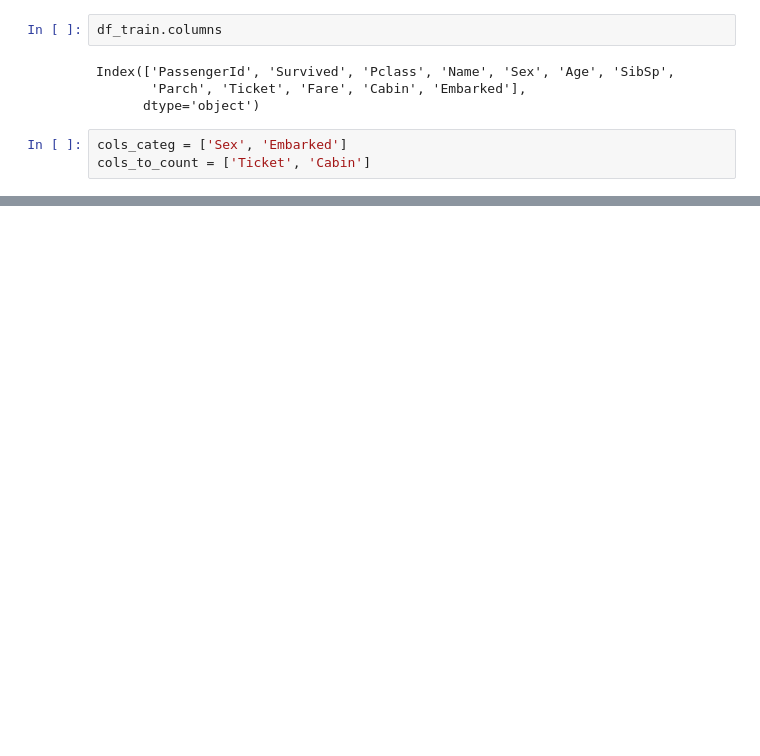
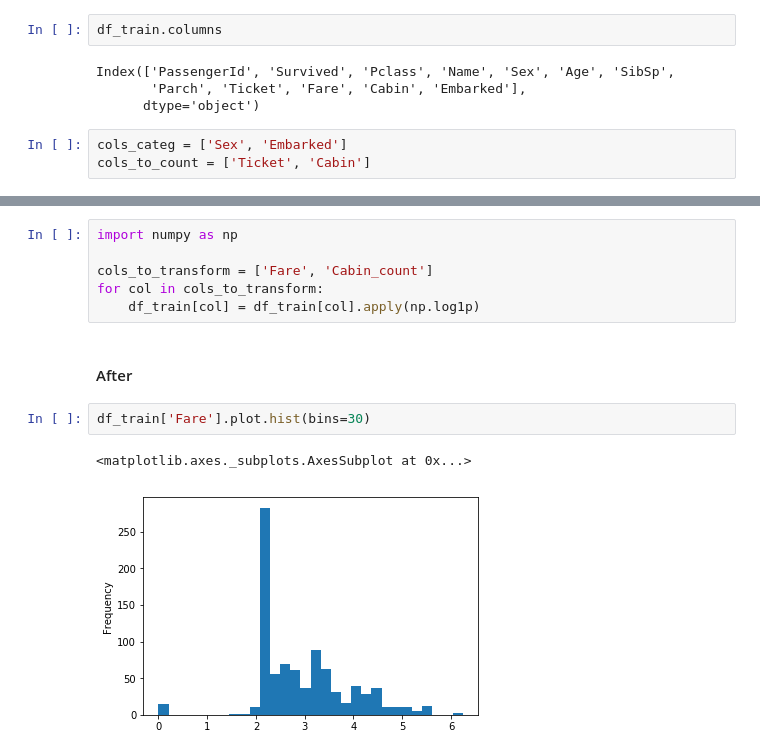
Before and after one commit to ababa831/sagemaker_mlops_demo, a Jupyter notebook: custom_algorithms/kaggle_titanic/logistic_regression/container/api/apps/experiments/titanic_sklearn_logistic_regression_sample_experiment.ipynb, the cells around one changed output, grey strips where cells are left out. Drawn from its saved outputs; the diff is of its cells as text; blank space fills up the shorter version.

```diff
--- a/custom_algorithms/kaggle_titanic/logistic_regression/container/api/apps/experiments/titanic_sklearn_logistic_regression_sample_experiment.ipynb
+++ b/custom_algorithms/kaggle_titanic/logistic_regression/container/api/apps/experiments/titanic_sklearn_logistic_regression_sample_experiment.ipynb
@@ -170,0 +242,13 @@ cols_to_count = ['Ticket', 'Cabin']
+# %%
+import numpy as np
+
+cols_to_transform = ['Fare', 'Cabin_count']
+for col in cols_to_transform:
+    df_train[col] = df_train[col].apply(np.log1p)
+# %% [markdown]
+#### After
+# %%
+df_train['Fare'].plot.hist(bins=30)
+# %% [output]
+<matplotlib.axes._subplots.AxesSubplot at 0x...>
+[figure, added]
```
Also changed, not shown: parts of 37 cells of this notebook.
